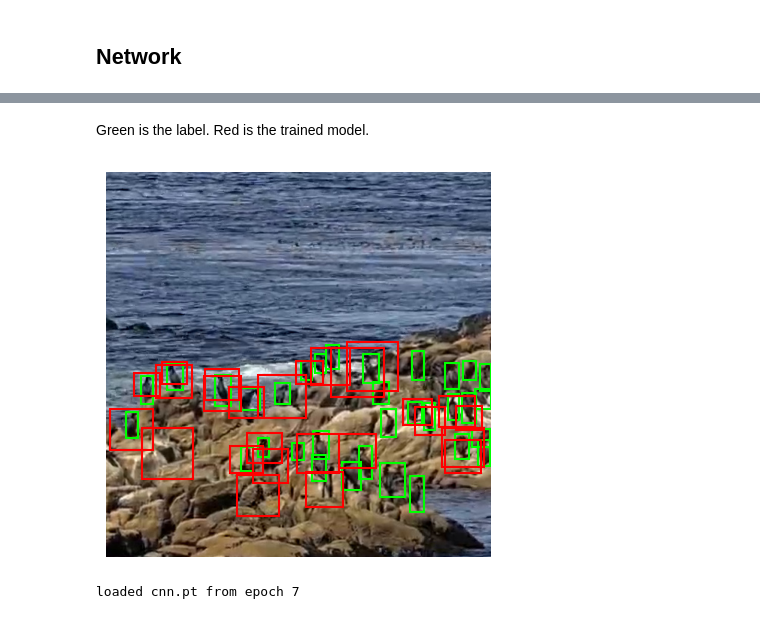
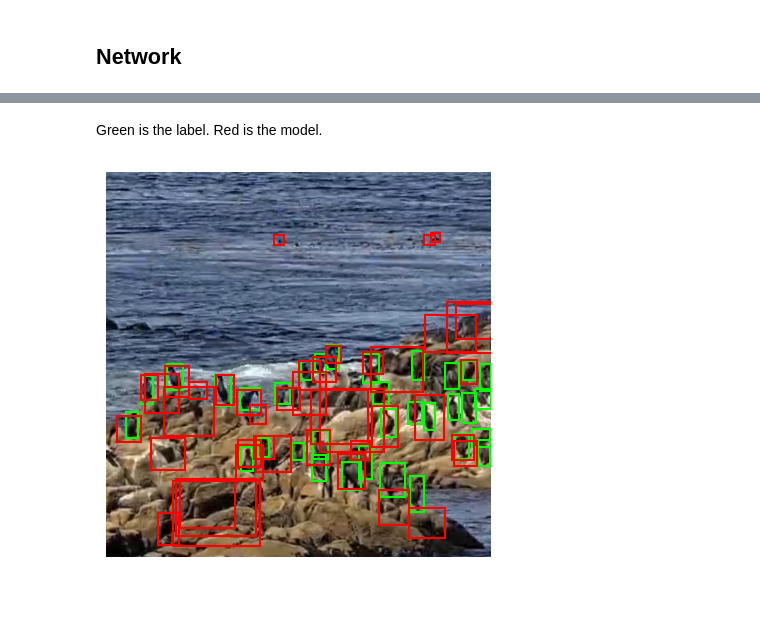
Before and after one commit to JashParekh05/COMP9517GroupProject, a Jupyter notebook: notebooks/simple_cnn_bird_detector.ipynb, the cells around one changed output, grey strips where cells are left out. Cells and saved outputs as stored; diff of their text form; code cells hidden in the pictures.

Commit message:
Score the trained 0.252 checkpoint instead of an 8-epoch restart.
cnn.pt is that model, and the notebook prints its validation mAP@0.5.

Co-authored-by: Cursor <cursoragent@cursor.com>

```diff
--- a/notebooks/simple_cnn_bird_detector.ipynb
+++ b/notebooks/simple_cnn_bird_detector.ipynb
@@ -21,9 +23,8 @@ ROOT = Path.cwd().resolve()
 if not (ROOT / "dataset").is_dir():
     ROOT = ROOT.parent
 DATA = ROOT / "dataset" / "beach-bird" / "Beach Bird Detection Dataset v1.0"
+WEIGHTS = Path("cnn.pt") if Path("cnn.pt").is_file() else ROOT / "notebooks" / "cnn.pt"
 IMG, STRIDE = 512, 4
-OUT = IMG // STRIDE
-EPOCHS = 8  # shortcut: 8 epochs finishes on a laptop; raise this for a longer run
 
 def load_split(split):
     items = []
@@ -42,6 +43,6 @@ def load_split(split):
                       np.array(boxes, np.float32).reshape(-1, 4)))
     return items
 
-train, val = load_split("train"), load_split("val")
-print(len(train), "train images,", len(val), "val images")
+val = load_split("val")
+print(len(val), "val images,", sum(len(b) for _, b in val), "birds")
 # %% [output]
@@ -60,16 +61,14 @@ class Net(nn.Module):
             nn.Upsample(scale_factor=2), nn.Conv2d(64, 32, 3, padding=1), nn.ReLU(inplace=True),
         )
         self.hm, self.wh, self.off = nn.Conv2d(32, 1, 1), nn.Conv2d(32, 2, 1), nn.Conv2d(32, 2, 1)
-        nn.init.constant_(self.hm.bias, -2.0)
 
     def forward(self, x):
         x = self.dec(self.enc(x))
         return self.hm(x), self.wh(x), self.off(x)
 
-def read_tensor(path):
-    im = Image.open(path).convert("RGB").resize((IMG, IMG))
-    return torch.from_numpy(np.array(im, np.float32) / 255).permute(2, 0, 1)
-
 model = Net()
-print(sum(p.numel() for p in model.parameters()), "parameters")
+ckpt = torch.load(WEIGHTS, map_location="cpu", weights_only=False)
+model.load_state_dict(ckpt["state"])
+model.eval()
+print("loaded cnn.pt  epoch", ckpt.get("epoch"), " input", ckpt.get("input"))
 # %% [output]
@@ -231,26 +142,21 @@ best val mAP@0.5 0.065 at epoch 7
 # %% [markdown]
-Green is the label. Red is the trained model.
+Green is the label. Red is the model.
 # %%
-ckpt = torch.load("cnn.pt", map_location="cpu", weights_only=False)
-model.load_state_dict(ckpt["state"])
-model.eval()
 path, gts = val[0]
 with torch.no_grad():
     hm, wh, off = model(read_tensor(path)[None])
 preds = boxes_from(hm[0], wh[0], off[0])
 im = np.array(Image.open(path).convert("RGB"))
 plt.figure(figsize=(5, 5))
 plt.imshow(im)
 ax = plt.gca()
 for x, y, w, h in gts:
     ax.add_patch(plt.Rectangle((x, y), w, h, fill=False, edgecolor="lime", lw=1.5))
 for (x, y, w, h), s in preds:
     if s < 0.1:
         continue
     ax.add_patch(plt.Rectangle((x, y), w, h, fill=False, edgecolor="red", lw=1.5))
 plt.axis("off")
 plt.show()
-print("loaded cnn.pt from epoch", ckpt["epoch"])
 # %% [output]
-[figure, old version]
+[figure, new version]
-loaded cnn.pt from epoch 7
```
Also changed, not shown: parts of 7 cells of this notebook, 1 other file.
